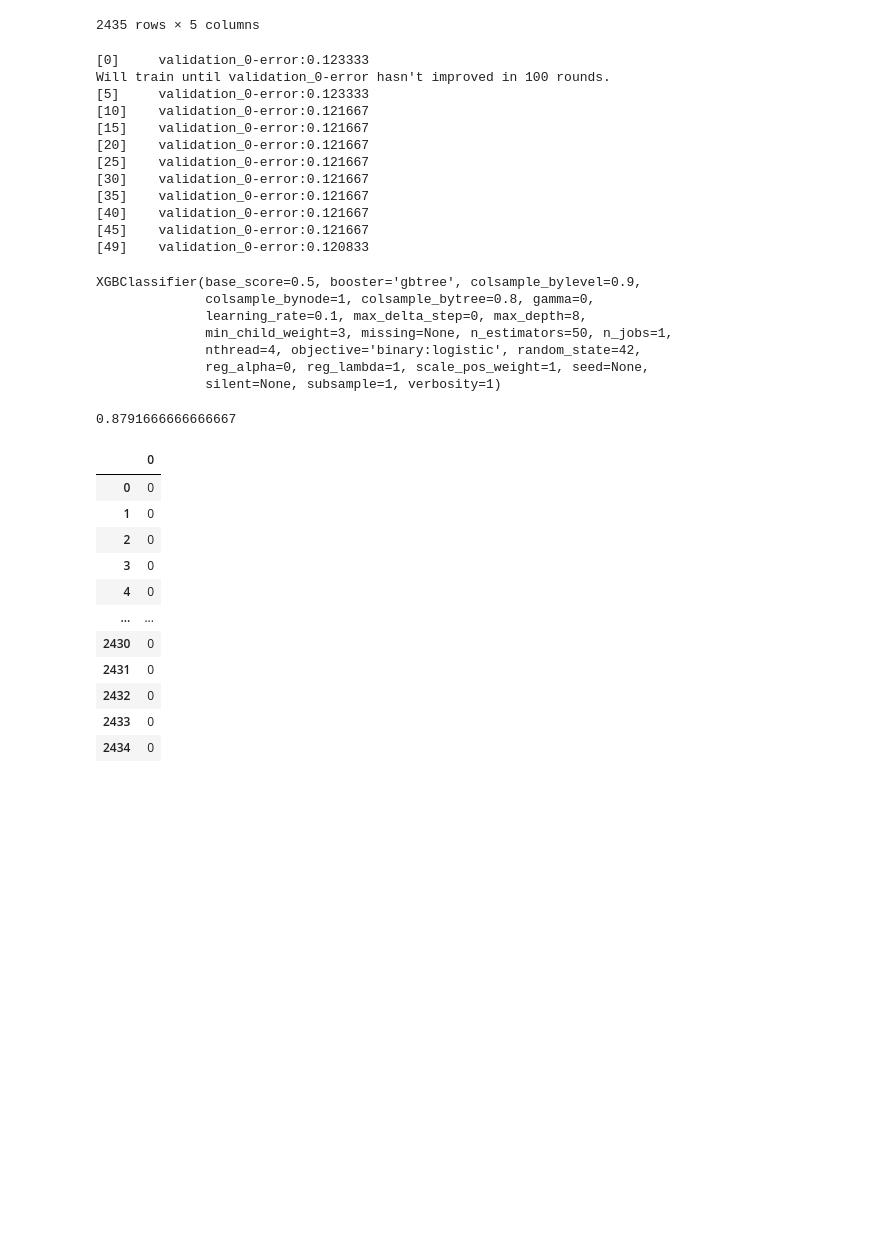
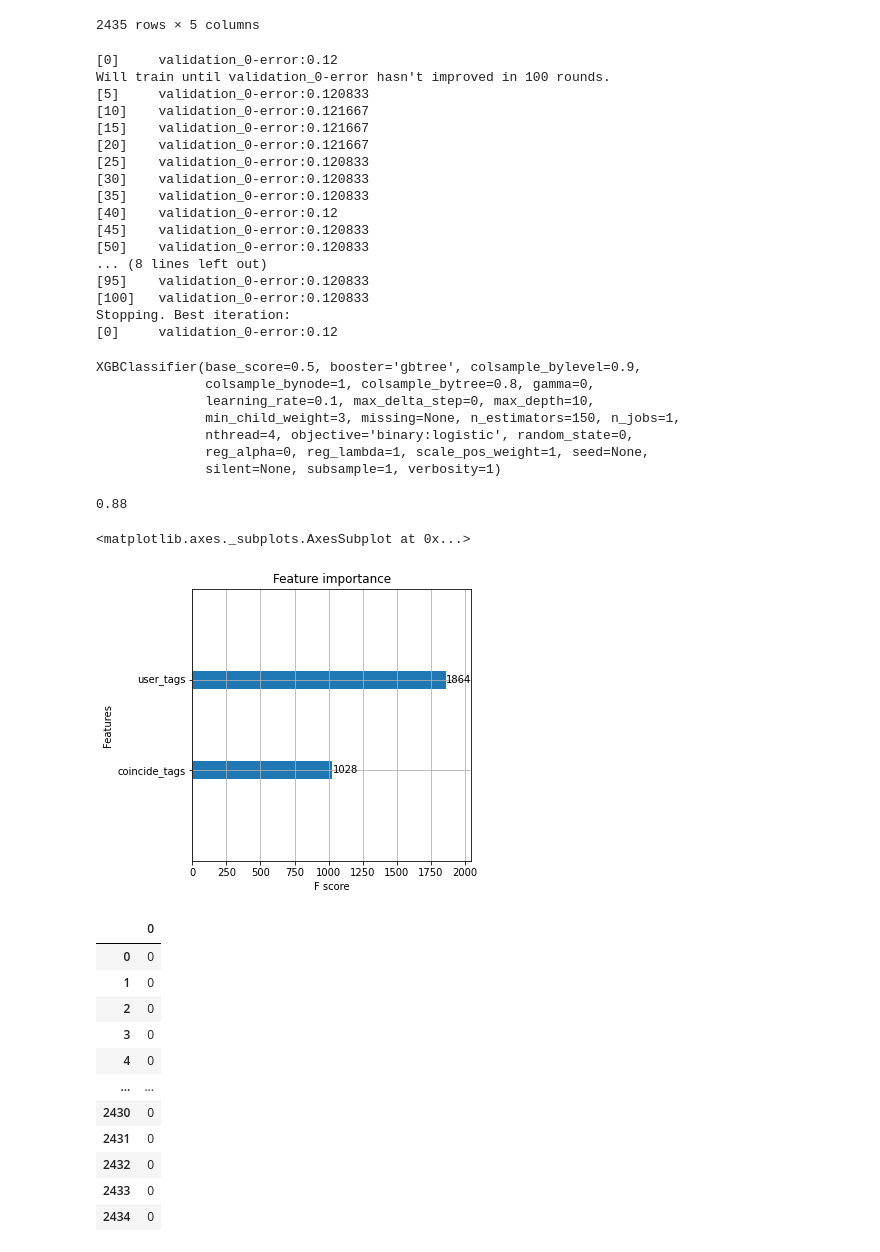
Before and after one commit to RyanKor/dev-match-recommendation, a Jupyter notebook: recommendation_system.ipynb, the cells around one changed output. Drawn from its saved outputs; the diff is of its cells as text; code cells hidden in the pictures; blank space fills up the shorter version.

```diff
--- a/recommendation_system.ipynb
+++ b/recommendation_system.ipynb
@@ -367,40 +367,53 @@ model=xgb.XGBClassifier(booster='gbtree',
                     colsample_bylevel=0.9,
                     colsample_bytree=0.8,
                     gamma=0, # default
-                    max_depth=8,
+                    max_depth=10,
                     min_child_weight=3,
-                    n_estimators=50,
+                    n_estimators=150,
                     nthread=4,
                     objective='binary:logistic',
-                    random_state=42)
+                    )
 
-model.fit(X_train,y_train, eval_set=[(X_test,y_test)], early_stopping_rounds=50, verbose=5)
+model.fit(X_train,y_train, eval_set=[(X_test,y_test)], early_stopping_rounds=100, verbose=5)
 # %% [output]
-[0]     validation_0-error:0.123333
+[0]     validation_0-error:0.12
 Will train until validation_0-error hasn't improved in 100 rounds.
-[5]     validation_0-error:0.123333
+[5]     validation_0-error:0.120833
 [10]    validation_0-error:0.121667
 [15]    validation_0-error:0.121667
 [20]    validation_0-error:0.121667
-[25]    validation_0-error:0.121667
-[30]    validation_0-error:0.121667
-[35]    validation_0-error:0.121667
-[40]    validation_0-error:0.121667
-[45]    validation_0-error:0.121667
-[49]    validation_0-error:0.120833
+[25]    validation_0-error:0.120833
+[30]    validation_0-error:0.120833
+[35]    validation_0-error:0.120833
+[40]    validation_0-error:0.12
+[45]    validation_0-error:0.120833
+[50]    validation_0-error:0.120833
+... (8 lines left out)
+[95]    validation_0-error:0.120833
+[100]   validation_0-error:0.120833
+Stopping. Best iteration:
+[0]     validation_0-error:0.12
 XGBClassifier(base_score=0.5, booster='gbtree', colsample_bylevel=0.9,
               colsample_bynode=1, colsample_bytree=0.8, gamma=0,
-              learning_rate=0.1, max_delta_step=0, max_depth=8,
-              min_child_weight=3, missing=None, n_estimators=50, n_jobs=1,
-              nthread=4, objective='binary:logistic', random_state=42,
+              learning_rate=0.1, max_delta_step=0, max_depth=10,
+              min_child_weight=3, missing=None, n_estimators=150, n_jobs=1,
+              nthread=4, objective='binary:logistic', random_state=0,
               reg_alpha=0, reg_lambda=1, scale_pos_weight=1, seed=None,
               silent=None, subsample=1, verbosity=1)
 # %%
 model.score(X_test,y_test)
 # %% [output]
-0.8791666666666667
+0.88
 # %%
 test_df_y = model.predict(test_df_X)
+# %%
+from xgboost import plot_importance
+
+fig, ax = plt.subplots(figsize=(5, 5))
+plot_importance(model, ax=ax)
+# %% [output]
+<matplotlib.axes._subplots.AxesSubplot at 0x...>
+[figure, added]
 # %%
 result = pd.DataFrame(test_df_y)
 # %%
```
Also changed, not shown: parts of 2 cells of this notebook.
